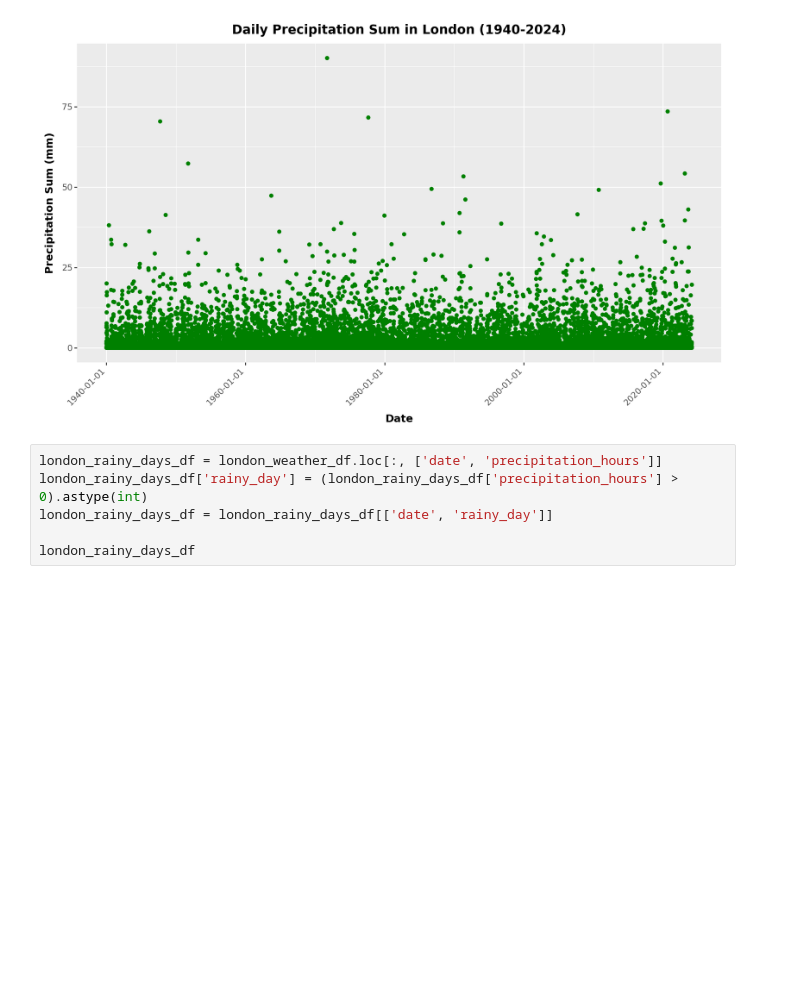
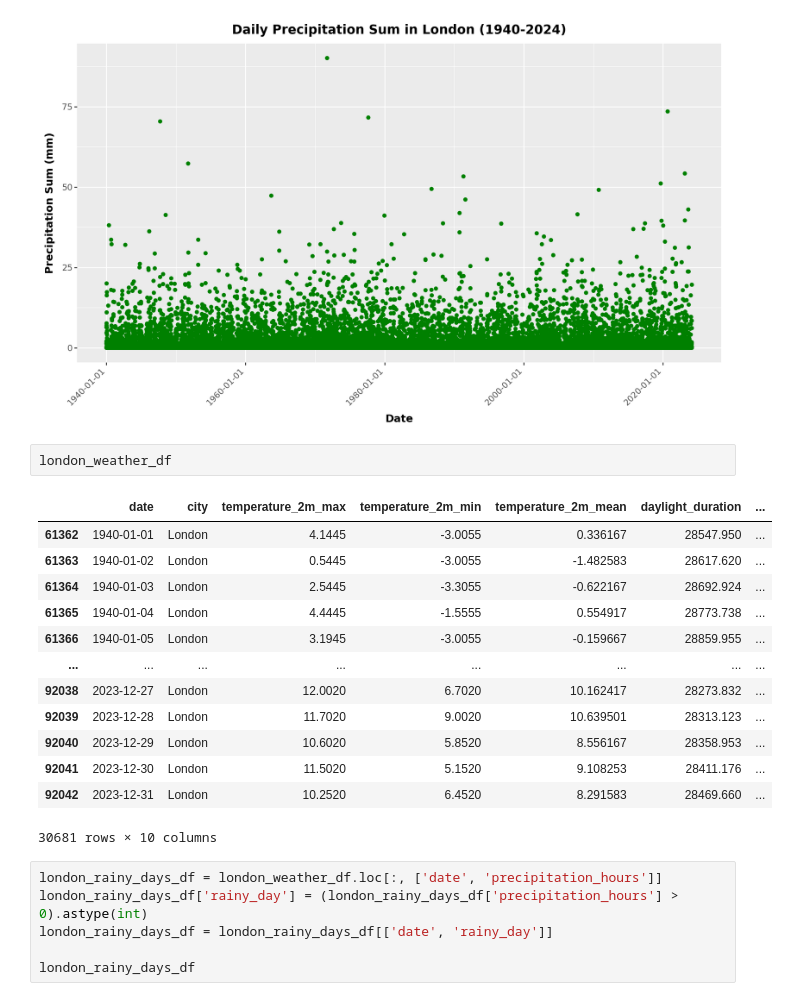
Before and after one commit to lse-ds105/ds105w-project-rubber-ducks, a Jupyter notebook: notebooks/NB02-Data_Analysis.ipynb, the cells around one changed output. Drawn from its saved outputs; the diff is of its cells as text; blank space fills up the shorter version.

```diff
--- a/notebooks/NB02-Data_Analysis.ipynb
+++ b/notebooks/NB02-Data_Analysis.ipynb
@@ -85,6 +88,22 @@ plot = (ggplot(daily_dataframe) +
 print(plot)
 # %% [output]
 [figure]
+# %%
+london_weather_df
+# %% [output]
+|  | date | city | temperature_2m_max | temperature_2m_min | temperature_2m_mean | daylight_duration | ... |
+| 61362 | 1940-01-01 | London | 4.1445 | -3.0055 | 0.336167 | 28547.950 | ... |
+| 61363 | 1940-01-02 | London | 0.5445 | -3.0055 | -1.482583 | 28617.620 | ... |
+| 61364 | 1940-01-03 | London | 2.5445 | -3.3055 | -0.622167 | 28692.924 | ... |
+| 61365 | 1940-01-04 | London | 4.4445 | -1.5555 | 0.554917 | 28773.738 | ... |
+| 61366 | 1940-01-05 | London | 3.1945 | -3.0055 | -0.159667 | 28859.955 | ... |
+| ... | ... | ... | ... | ... | ... | ... | ... |
+| 92038 | 2023-12-27 | London | 12.0020 | 6.7020 | 10.162417 | 28273.832 | ... |
+| 92039 | 2023-12-28 | London | 11.7020 | 9.0020 | 10.639501 | 28313.123 | ... |
+| 92040 | 2023-12-29 | London | 10.6020 | 5.8520 | 8.556167 | 28358.953 | ... |
+| 92041 | 2023-12-30 | London | 11.5020 | 5.1520 | 9.108253 | 28411.176 | ... |
+| 92042 | 2023-12-31 | London | 10.2520 | 6.4520 | 8.291583 | 28469.660 | ... |
+30681 rows × 10 columns
 # %%
 london_rainy_days_df = london_weather_df.loc[:, ['date', 'precipitation_hours']]
 london_rainy_days_df['rainy_day'] = (london_rainy_days_df['precipitation_hours'] > 0).astype(int)
```
Also changed, not shown: parts of 3 cells of this notebook, 4 other files.
